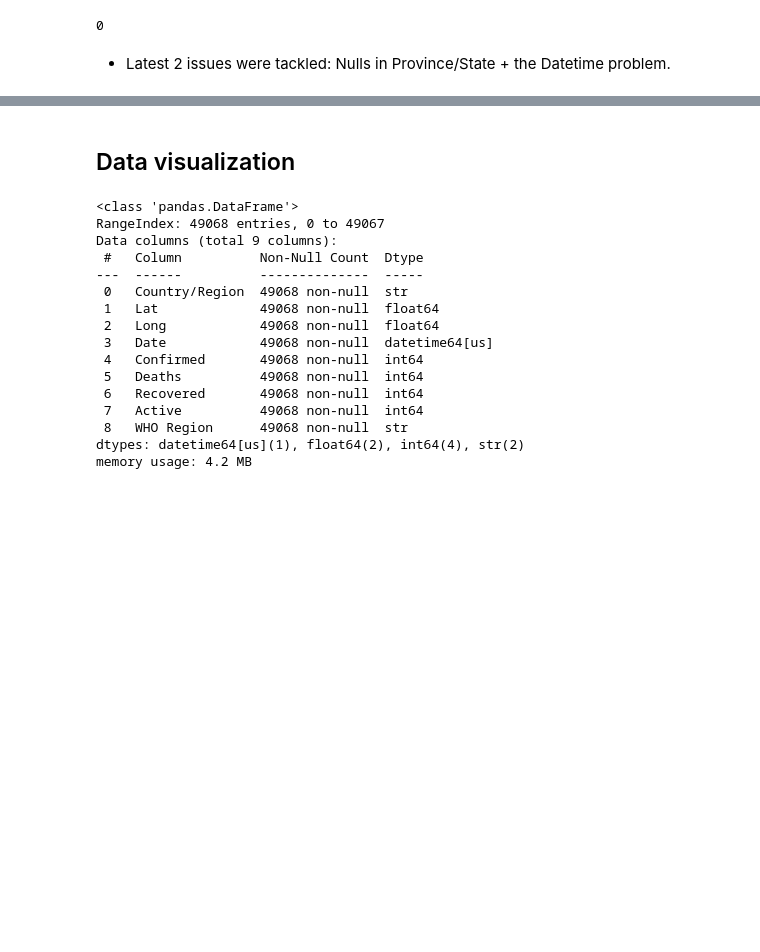
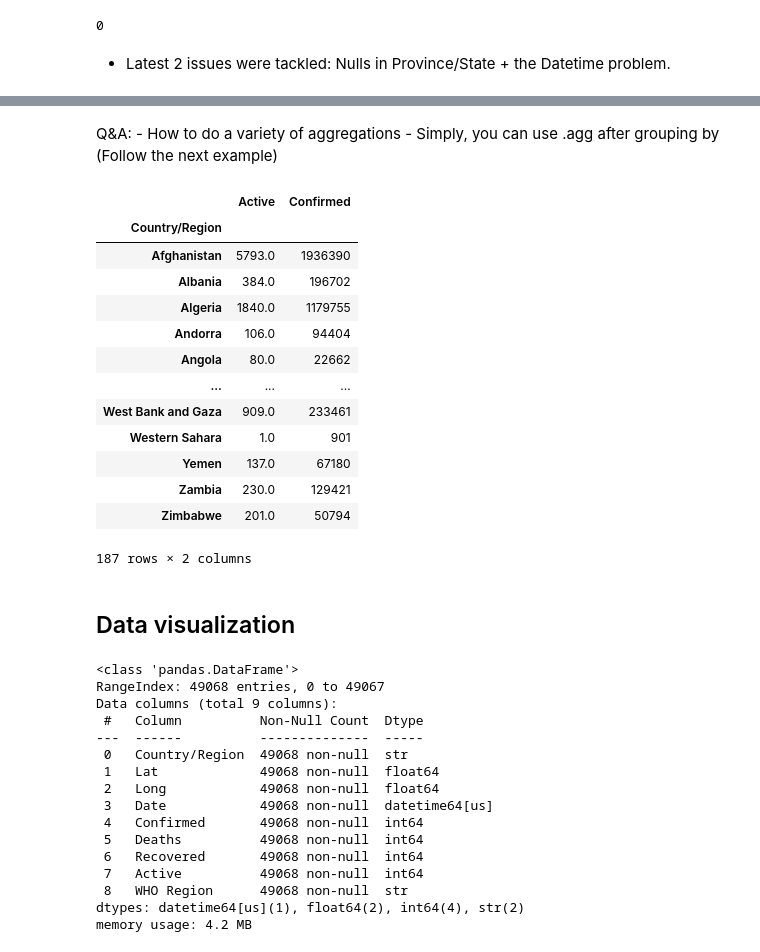
Before and after one commit to aly-mourady/MACHINE-LEARNING-FEB-2025-2026, a Jupyter notebook: LabWeek2&3&5.ipynb, the cells around one changed output, grey strips where cells are left out. Cells and saved outputs as stored; diff of their text form; code cells hidden in the pictures; blank space fills up the shorter version.

```diff
--- a/LabWeek2&3&5.ipynb
+++ b/LabWeek2&3&5.ipynb
@@ -350,3 +368,25 @@ df.drop_duplicates(inplace=True)
+# %% [markdown]
+Q&A:
+    - How to do a variety of aggregations
+        - Simply, you can use .agg after grouping by (Follow the next example)
+# %%
+
+df.groupby('Country/Region')[['Active','Confirmed']].agg({'Active':'mean','Confirmed':'sum'}).round()
+# %% [output]
+|  | Active | Confirmed |
+| Country/Region |  |  |
+| Afghanistan | 5793.0 | 1936390 |
+| Albania | 384.0 | 196702 |
+| Algeria | 1840.0 | 1179755 |
+| Andorra | 106.0 | 94404 |
+| Angola | 80.0 | 22662 |
+| ... | ... | ... |
+| West Bank and Gaza | 909.0 | 233461 |
+| Western Sahara | 1.0 | 901 |
+| Yemen | 137.0 | 67180 |
+| Zambia | 230.0 | 129421 |
+| Zimbabwe | 201.0 | 50794 |
+187 rows × 2 columns
 # %% [markdown]
 ## Data visualization
 # %%
```
Also changed, not shown: parts of 22 cells of this notebook.
